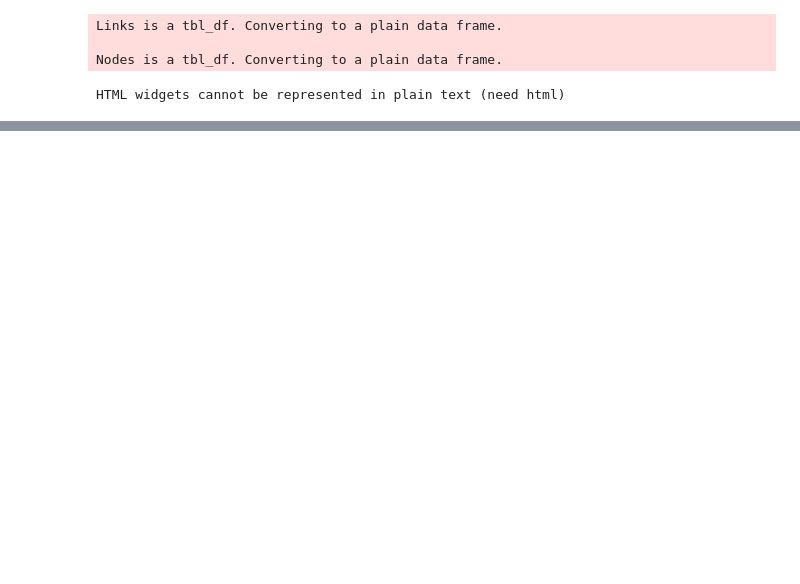
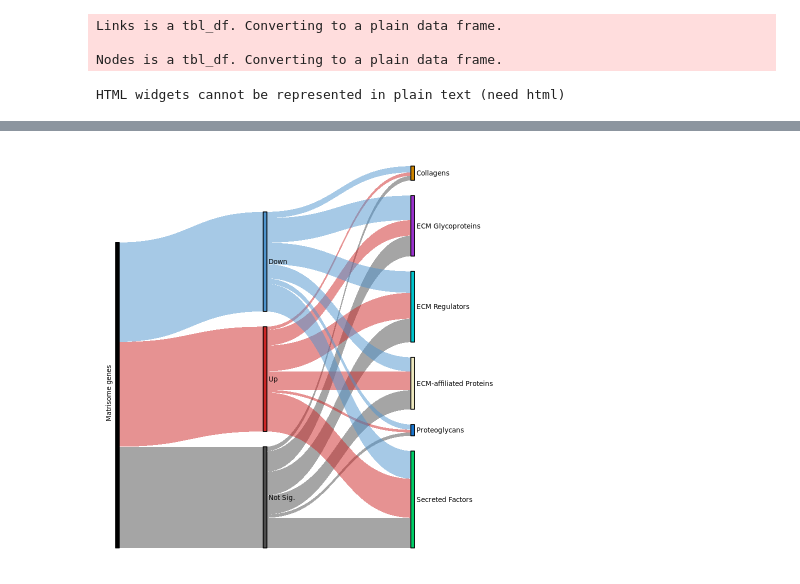
Before and after one commit to fogg-lab/characterizing-ecm-transcriptome-of-endometriosis, a Jupyter notebook: figures/unified_DGE_vis.ipynb, the cells around one changed output, grey strips where cells are left out. Cells and saved outputs as stored; diff of their text form; code cells hidden in the pictures; blank space fills up the shorter version.

Commit message:
Refactoring Sankeys.

```diff
--- a/figures/unified_DGE_vis.ipynb
+++ b/figures/unified_DGE_vis.ipynb
@@ -46,6 +48,7 @@ vp_wd <- 5
 # %% [markdown]
 # Functions
 # %%
+de_color_scale <- c("Not Sig." = "gray30", "Up" = "firebrick3", "Down" = "steelblue3")
 # to_vplot_df <- function(df, padj_thresh = 0.05, log2_fc_thresh = log2(2)) {
 to_vplot_df <- function(df, qval_thresh = 0.05, log2_fc_thresh = log2(2)) {
     vplot_df <- df %>%
@@ -71,7 +74,7 @@ make_vplot <- function(df, point_size = 0.25, hide_legend = TRUE, qval = 1e-10,
 
     plt <- ggplot(data = df %>% dplyr::filter(neg_log10_qval < neg_log10_qval_outlier_thresh)) +
         geom_point(aes(y = neg_log10_qval, x = log2_fc, color = DE), size = point_size) +
-        scale_color_manual(name = "DE", values = c("Not Sig." = "gray30", "Up" = "firebrick3", "Down" = "steelblue3")) +
+        scale_color_manual(name = "DE", values = de_color_scale) +
         guides(color = guide_legend(override.aes = list(size = guide_size))) +
         labs(
             y = bquote(paste(-log[10], "(", italic(q), "-val)")),
@@ -80,7 +83,7 @@ make_vplot <- function(df, point_size = 0.25, hide_legend = TRUE, qval = 1e-10,
         theme_classic() +
         theme(
 #             text = element_text(size = text_size, family = family),
-            text = element_text(size = text_size),
+            text = element_text(size = text_size, family = family),
             legend.title = element_blank(),
 #             legend.background = element_blank(),
 #             legend.position = "right",
@@ -307,0 +355,32 @@ HTML widgets cannot be represented in plain text (need html)
+# %%
+sankey_color_scale <- c(
+    " " = "black",
+    "Collagens" = "orange3",
+    "ECM-affiliated Proteins" = "lemonchiffon2",
+    "ECM Glycoproteins" = "darkorchid3",
+    "ECM Regulators" = "turquoise3",
+    "Proteoglycans" = "dodgerblue3",
+    "Secreted Factors" = "springgreen3"
+)
+
+mm_to_pt <- 5 / 14
+
+ggplot(data = ps_df, aes(x = x, id = id, value = value, split = y)) +
+    geom_parallel_sets(aes(fill = de_category), alpha = 0.5) +
+    scale_fill_manual(name = "", values = c(de_color_scale, sankey_color_scale)) +
+#     geom_parallel_sets_axes(axis.width = 0.05, fill = "goldenrod4", alpha = 0.75) +
+    geom_parallel_sets_axes(aes(fill = y), axis.width = 0.025, alpha = 1, color = "black") +
+    geom_parallel_sets_labels(color = "black", angle = 0, size = text_size * mm_to_pt, position = position_nudge(x = 0.025), hjust = 0, family = family) +
+    labs(y = "Matrisome genes") +
+    theme_void() +
+    theme(
+        text = element_text(size = text_size, family = family),
+        legend.position = "none",
+        axis.title.y = element_text(angle = 90, vjust = -5, hjust = 0.4),
+#         axis.text.x = element_text(),
+    ) +
+    scale_x_discrete(expand = expansion(mult = c(0.05, 0.35)))
+#     scale_x_discrete(expand = c(-0.5, 1))
+#     coord_flip()
+# %% [output]
+[figure, added]
```
Also changed, not shown: parts of 4 cells of this notebook, 1 other file.
